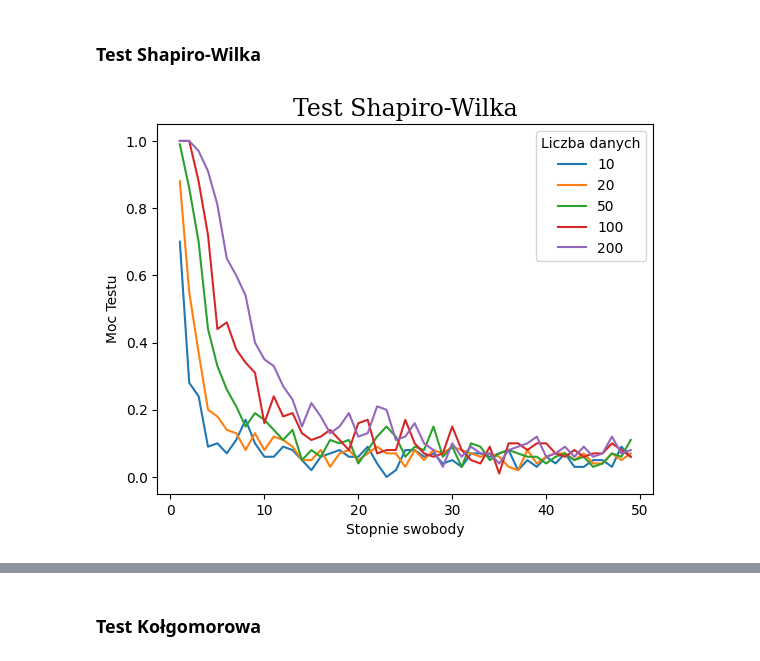
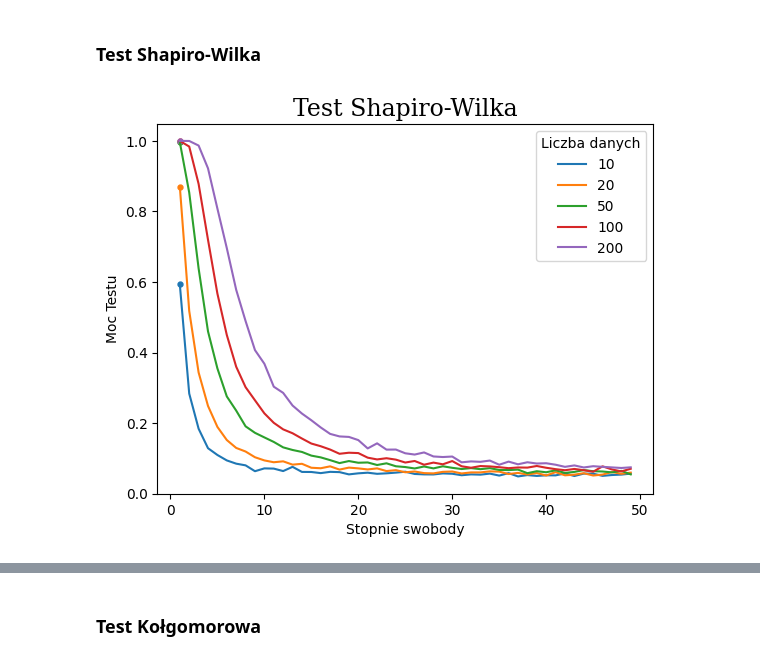
Before and after one commit to Arekflo2002/MetodyNieparametryczneStatystyka_Rozwiazania, a Jupyter notebook: Zadanie1.ipynb, the cells around one changed output, grey strips where cells are left out. Drawn from its saved outputs; the diff is of its cells as text; code cells hidden in the pictures.

```diff
--- a/Zadanie1.ipynb
+++ b/Zadanie1.ipynb
@@ -26,7 +26,7 @@ poziom_istotnosci = 0.05
 # Liczba danych dla jakich wykonam symulacje
 liczby_danych = [10, 20, 50, 100, 200]
 # Liczba symulacji na jakich będę bazować
-liczba_symulacji = 100
+liczba_symulacji = 5000
 # %% [markdown]
 ## Funkcja symulacjii
 
@@ -42,12 +42,11 @@ def symulacja(l_danych,stopien_s,test):
     for k in range(liczba_symulacji):
         # Tworzę próbkę danych z rozkładu t-Studentao l_danych wielkości i stopien_s stopni swobody
         probka = stats.t.rvs(stopien_s, size=l_danych)
+
         # Standaryzacja danych
+        stand_probka = (probka-np.mean(probka))/np.std(probka)
 
-        stand_probka = (probka-np.mean(probka))/np.std(probka)
-        s_proba = probka/sum(probka)
-        # Tutaj jest moment decyzyjny, gdzie decyduje jaki test
-        # jest teraz symulowany
+        # Tutaj jest moment decyzyjny, gdzie decyduje który test teraz symulowany
 
         # Test Shapiro-Wilka
         if test == "shapiro":
@@ -58,6 +57,7 @@ def symulacja(l_danych,stopien_s,test):
 
         # Test Chi-kwadrat
         elif test == "chi":
+            # Dziele dane na przedziały
             freq,temp = np.histogram(stand_probka, bins='auto')
             if stats.chisquare(freq).pvalue < poziom_istotnosci:
                 suma_odrzucenia_H0 += 1
@@ -106,25 +120,26 @@ def symulacja_testu(test):
 # %% [markdown]
 ### Test Shapiro-Wilka
 # %%
-# Symulacja Testu
-
-moc_shapiro = symulacja_testu("shapiro")
-
 # Tworzę podstawkę do wykresu
 wykres_shapiro = plt.figure()
+
 
 # Dodaje dane do wykresu
 for i,moc in enumerate(moc_shapiro):
     plt.plot(stopnie_swobody,moc,label= str(liczby_danych[i]))
+    # Dodaję punkt dla pierwszego elementu
+    plt.scatter(stopnie_swobody[0], moc[0], s=50, marker='.')
+
 
 # Czcionka dla tytulu
 font_title = {'family' :'serif','size':17}
 
 # Dodaje opisy do wykresu
 plt.xlabel("Stopnie swobody")
 plt.ylabel("Moc Testu")
 plt.title("Test Shapiro-Wilka",fontdict=font_title)
 plt.legend(title="Liczba danych")
+plt.ylim(0)
 plt.show()
 # %% [output]
-[figure, old version]
+[figure, new version]
```
Also changed, not shown: parts of 5 cells of this notebook, 1 other file.
